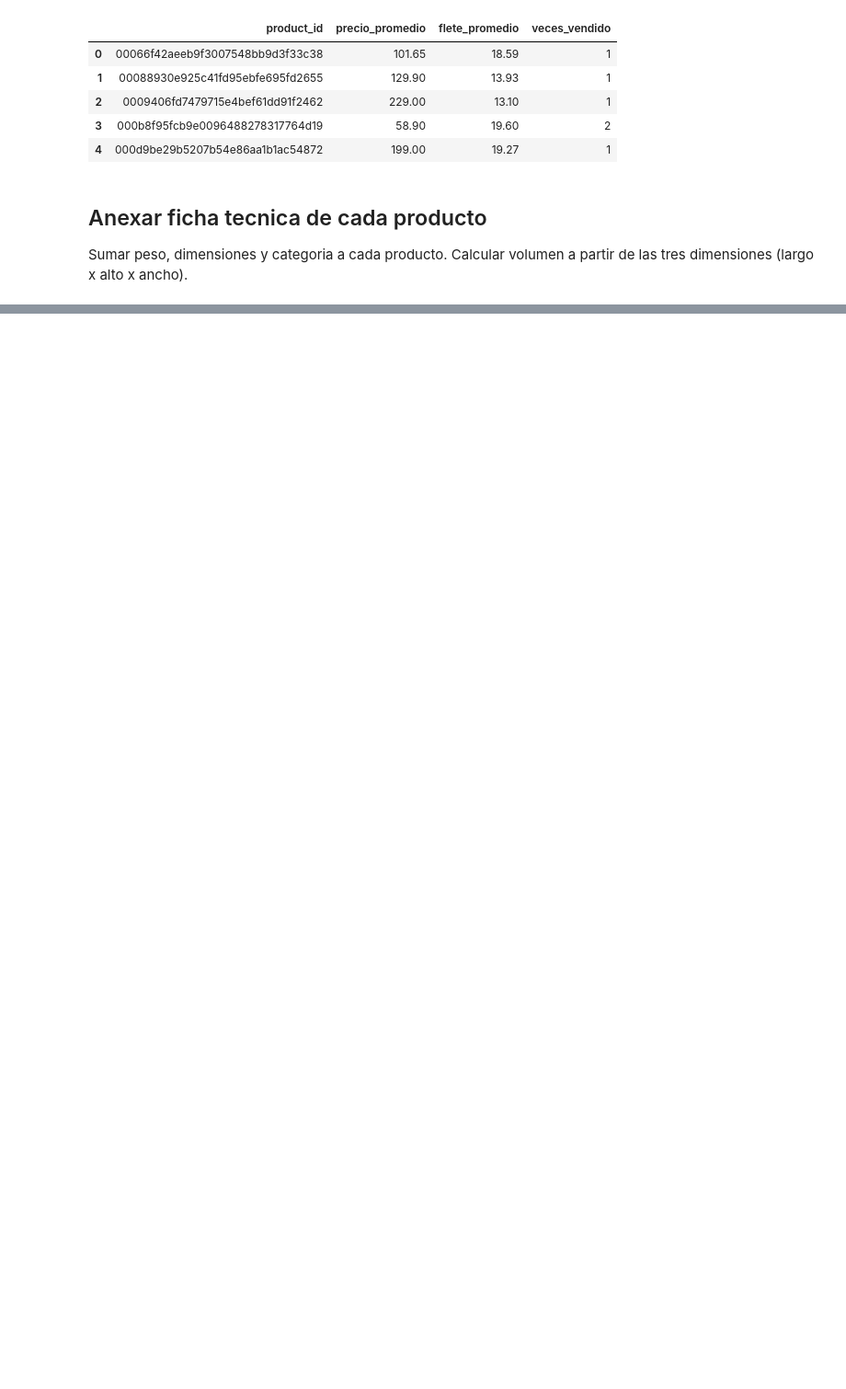
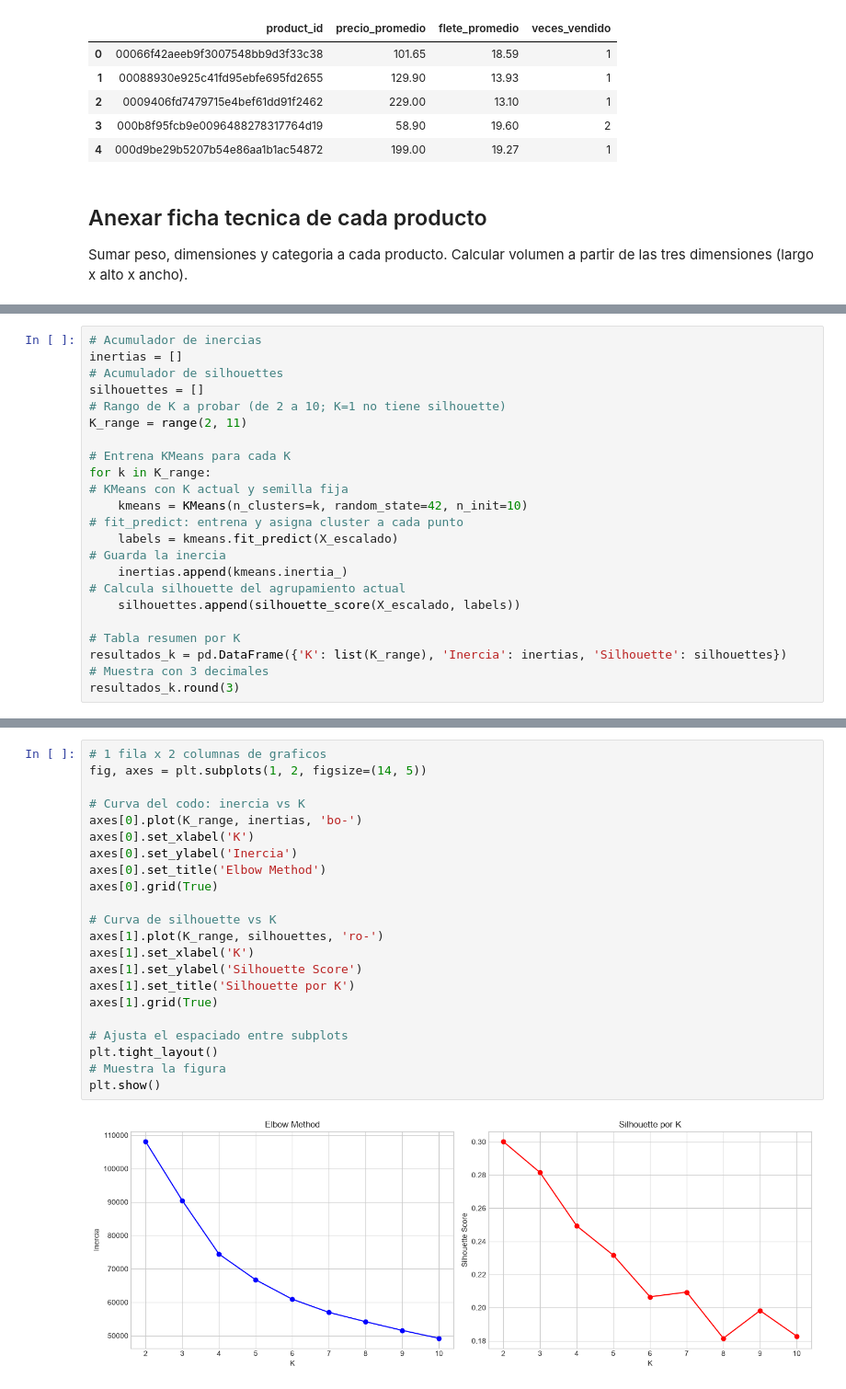
Before and after one commit to katherinevarela775/C3DS-Olist_Operation, a Jupyter notebook: notebooks/01_catalog_segmentation.ipynb, the cells around one changed output, grey strips where cells are left out. Shown at 92% size. Drawn from its saved outputs; the diff is of its cells as text; blank space fills up the shorter version.

```diff
--- a/notebooks/01_catalog_segmentation.ipynb
+++ b/notebooks/01_catalog_segmentation.ipynb
@@ -86,0 +244,23 @@ Productos en catalogo: 32951
+# %%
+# Acumulador de inercias
+inertias = []
+# Acumulador de silhouettes
+silhouettes = []
+# Rango de K a probar (de 2 a 10; K=1 no tiene silhouette)
+K_range = range(2, 11)
+
+# Entrena KMeans para cada K
+for k in K_range:
+# KMeans con K actual y semilla fija
+    kmeans = KMeans(n_clusters=k, random_state=42, n_init=10)
+# fit_predict: entrena y asigna cluster a cada punto
+    labels = kmeans.fit_predict(X_escalado)
+# Guarda la inercia
+    inertias.append(kmeans.inertia_)
+# Calcula silhouette del agrupamiento actual
+    silhouettes.append(silhouette_score(X_escalado, labels))
+
+# Tabla resumen por K
+resultados_k = pd.DataFrame({'K': list(K_range), 'Inercia': inertias, 'Silhouette': silhouettes})
+# Muestra con 3 decimales
+resultados_k.round(3)
@@ -86,0 +283,24 @@ Productos en catalogo: 32951
+# %%
+# 1 fila x 2 columnas de graficos
+fig, axes = plt.subplots(1, 2, figsize=(14, 5))
+
+# Curva del codo: inercia vs K
+axes[0].plot(K_range, inertias, 'bo-')
+axes[0].set_xlabel('K')
+axes[0].set_ylabel('Inercia')
+axes[0].set_title('Elbow Method')
+axes[0].grid(True)
+
+# Curva de silhouette vs K
+axes[1].plot(K_range, silhouettes, 'ro-')
+axes[1].set_xlabel('K')
+axes[1].set_ylabel('Silhouette Score')
+axes[1].set_title('Silhouette por K')
+axes[1].grid(True)
+
+# Ajusta el espaciado entre subplots
+plt.tight_layout()
+# Muestra la figura
+plt.show()
+# %% [output]
+[figure, added]
```
Also changed, not shown: parts of 26 cells of this notebook, 11 other files.
